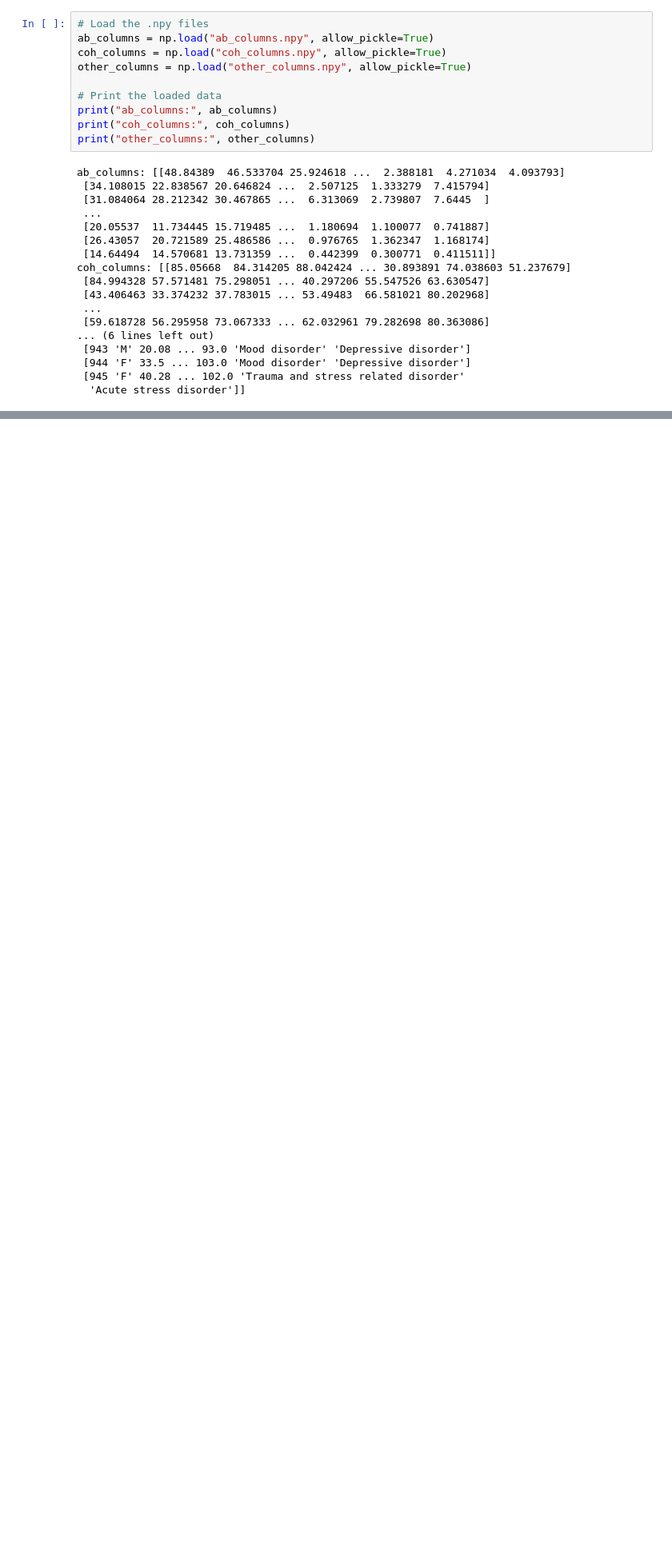
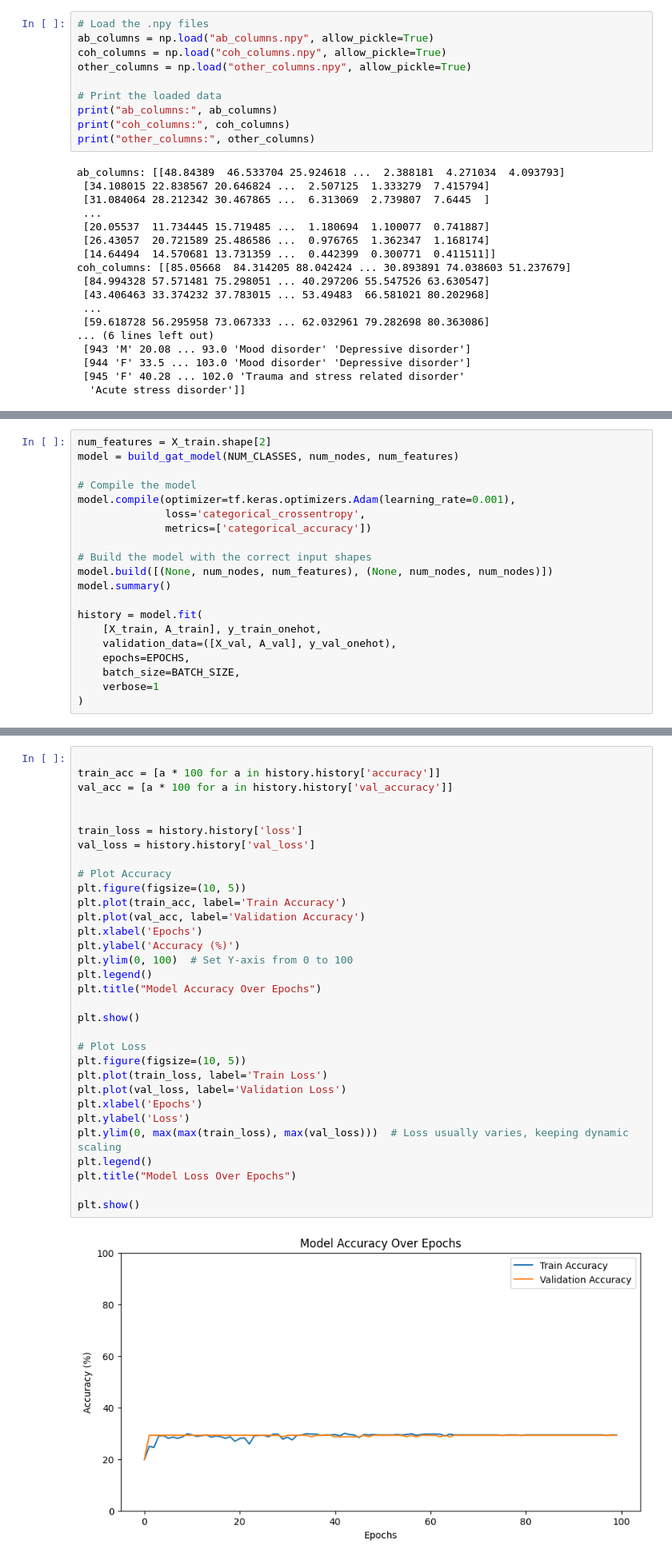
Before and after one commit to nikil1506/rice_eeg, a Jupyter notebook: start.ipynb, the cells around one changed output, grey strips where cells are left out. Shown: that part at 80% size. Drawn from its saved outputs; the diff is of its cells as text; blank space fills up the shorter version.

```diff
--- a/start.ipynb
+++ b/start.ipynb
@@ -123,0 +200,20 @@ y_val shape: (171,)
+# %%
+num_features = X_train.shape[2]
+model = build_gat_model(NUM_CLASSES, num_nodes, num_features)
+
+# Compile the model
+model.compile(optimizer=tf.keras.optimizers.Adam(learning_rate=0.001),
+              loss='categorical_crossentropy',
+              metrics=['categorical_accuracy'])
+
+# Build the model with the correct input shapes
+model.build([(None, num_nodes, num_features), (None, num_nodes, num_nodes)])
+model.summary()
+
+history = model.fit(
+    [X_train, A_train], y_train_onehot,
+    validation_data=([X_val, A_val], y_val_onehot),
+    epochs=EPOCHS,
+    batch_size=BATCH_SIZE,
+    verbose=1
+)
@@ -123,0 +225,34 @@ y_val shape: (171,)
+# %%
+
+train_acc = [a * 100 for a in history.history['accuracy']]
+val_acc = [a * 100 for a in history.history['val_accuracy']]
+
+
+train_loss = history.history['loss']
+val_loss = history.history['val_loss']
+
+# Plot Accuracy
+plt.figure(figsize=(10, 5))
+plt.plot(train_acc, label='Train Accuracy')
+plt.plot(val_acc, label='Validation Accuracy')
+plt.xlabel('Epochs')
+plt.ylabel('Accuracy (%)')
+plt.ylim(0, 100)  # Set Y-axis from 0 to 100
+plt.legend()
+plt.title("Model Accuracy Over Epochs")
+
+plt.show()
+
+# Plot Loss
+plt.figure(figsize=(10, 5))
+plt.plot(train_loss, label='Train Loss')
+plt.plot(val_loss, label='Validation Loss')
+plt.xlabel('Epochs')
+plt.ylabel('Loss')
+plt.ylim(0, max(max(train_loss), max(val_loss)))  # Loss usually varies, keeping dynamic scaling
+plt.legend()
+plt.title("Model Loss Over Epochs")
+
+plt.show()
+# %% [output]
+[figure, added]
```
Also changed, not shown: parts of 12 cells of this notebook, 4 other files.
